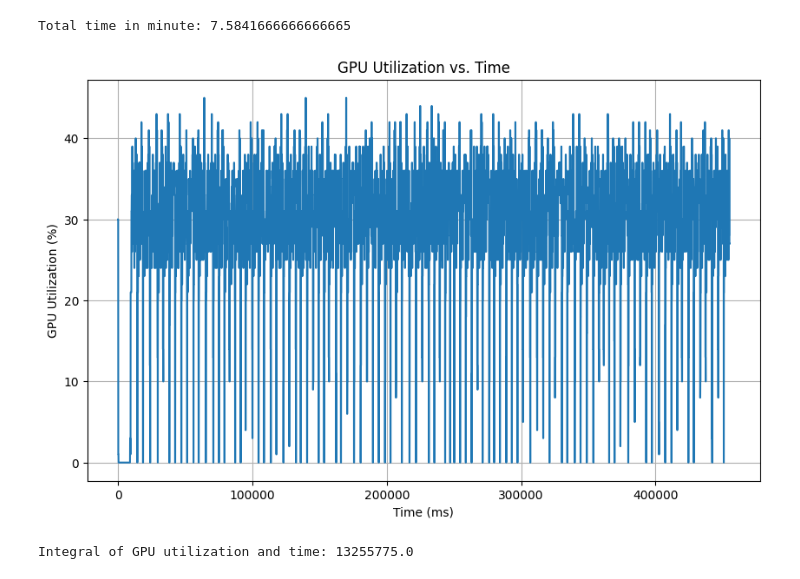
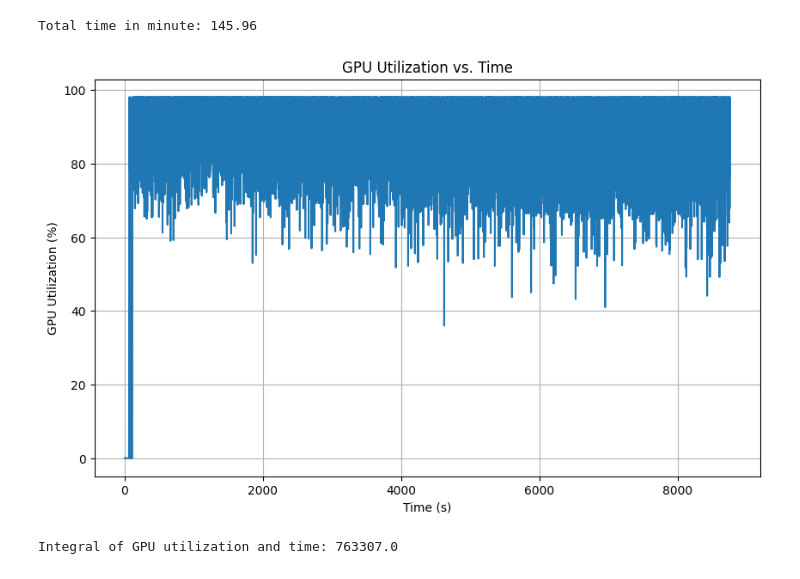
Before and after one commit to JackZeng0208/DynaSD, a Jupyter notebook: Heterogeneous Speculative Decoding/results/gpu_utilization_result.ipynb, the cells around one changed output. Drawn from its saved outputs; the diff is of its cells as text; code cells hidden in the pictures.

```diff
--- a/Heterogeneous Speculative Decoding/results/gpu_utilization_result.ipynb
+++ b/Heterogeneous Speculative Decoding/results/gpu_utilization_result.ipynb
@@ -3,37 +3,42 @@ import csv
 import numpy as np
 import matplotlib.pyplot as plt
 # %%
-gpu_utilization_vanilla = 'gpu_utilization_vanilla.csv'
+gpu_utilization_api_calling = 'gpu_utilization_api_calling.csv'
 gpu_utilization_SD = 'gpu_utilization_SD.csv'
 gpu_utilization_MCSD = 'gpu_utilization_MCSD.csv'
 # %%
 gpu_utilization = []
-with open(gpu_utilization_MCSD, 'r') as file:
+with open(gpu_utilization_api_calling, 'r') as file:
     csv_reader = csv.reader(file)
     for row in csv_reader:
         temp = row[0].strip('[]').split(',')
         gpu_utilization.extend(list(map(float, temp)))
 # %%
 l = len(gpu_utilization)
-print(f"Total time in minute: {l/6000}")
+print(f"Total time in minute: {l/600}")
 # %% [output]
-Total time in minute: 7.5841666666666665
+Total time in minute: 145.96
 # %%
-# Create time array (data is collected every 10ms)
-time = np.arange(0, l * 10, 10)
+# Calculate the number of complete 1-second intervals
+num_intervals = len(gpu_utilization) // 10
 
-# Plot GPU utilization vs. time
+# Create time array (data is collected every 100ms)
+time = np.arange(0, num_intervals)
+
+gpu_utilization = np.array(gpu_utilization)
+gpu_utilization_reshaped = gpu_utilization[:num_intervals * 10].reshape(-1, 10).mean(axis=1)
+
 plt.figure(figsize=(10, 6))
-plt.plot(time, gpu_utilization)
-plt.xlabel('Time (ms)')
+plt.plot(time, gpu_utilization_reshaped)
+plt.xlabel('Time (s)')
 plt.ylabel('GPU Utilization (%)')
 plt.title('GPU Utilization vs. Time')
 plt.grid(True)
 plt.show()
 
 # Calculate the integral of utilization and time
-integral = np.trapz(gpu_utilization, time)
+integral = np.trapz(gpu_utilization_reshaped, time)
 print(f"Integral of GPU utilization and time: {integral}")
 # %% [output]
-[figure, old version]
+[figure, new version]
-Integral of GPU utilization and time: 13255775.0
+Integral of GPU utilization and time: 763307.0
```
Also changed, not shown: 1 other file.
